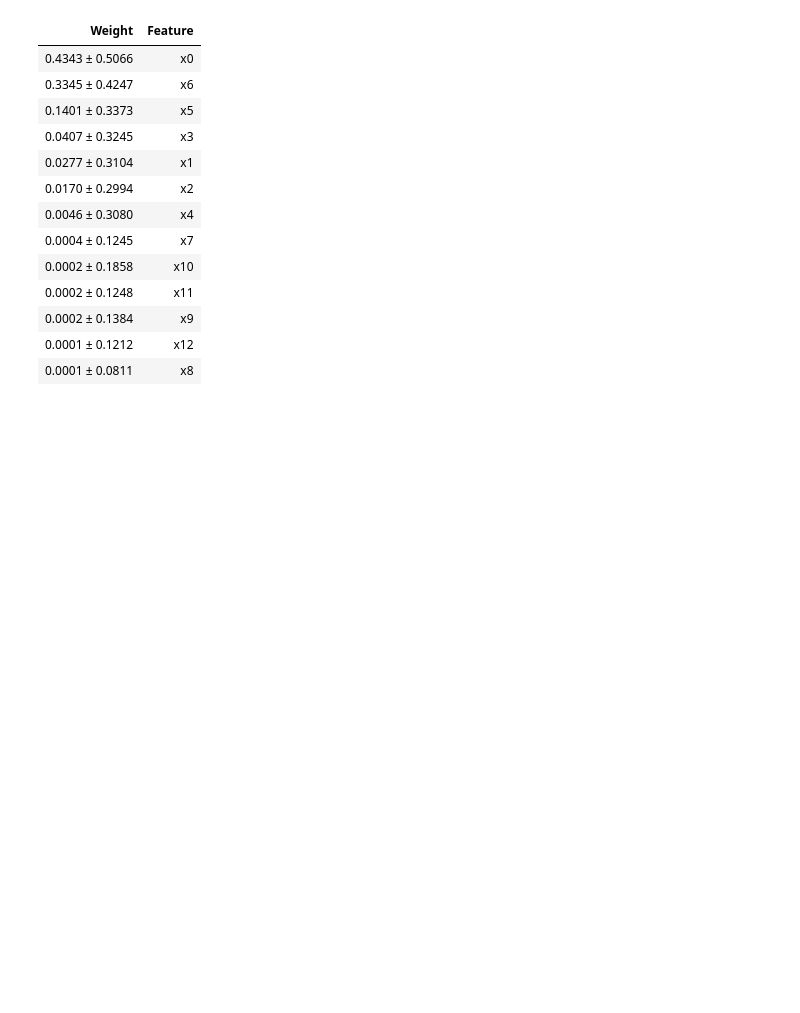
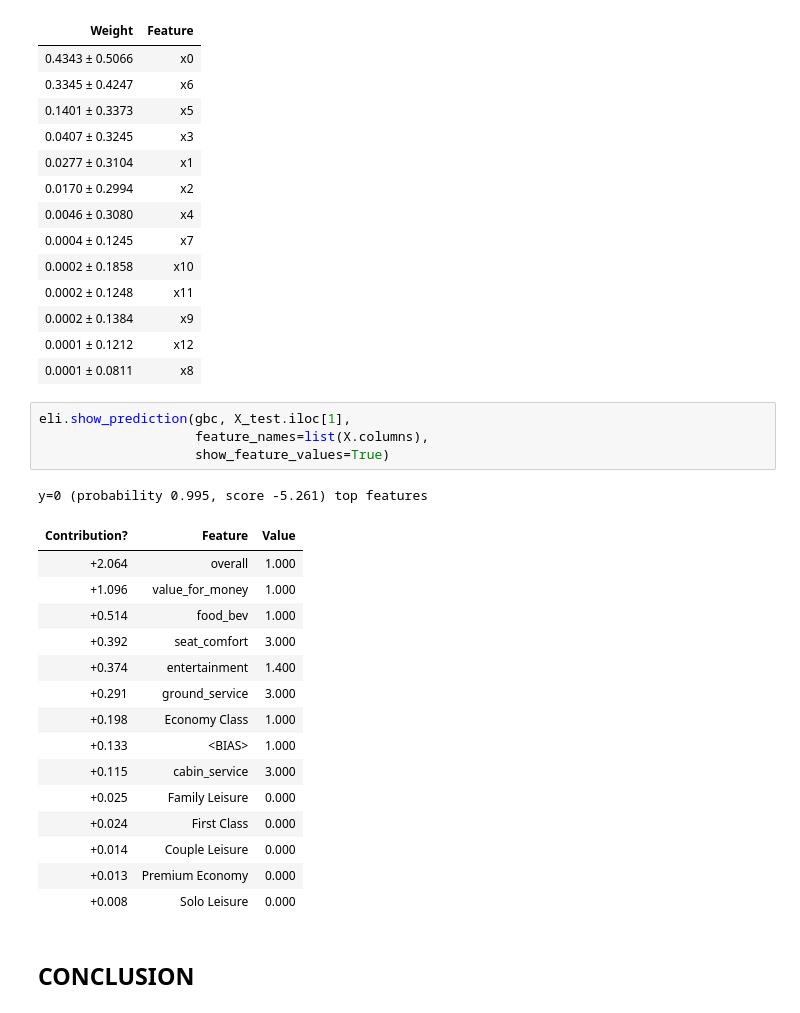
Before and after one commit to Mahima2208/Airline_Passenger_Referal_Prediction_Classification, a Jupyter notebook: AIRLINE_PASSENGER_REFERAL_PREDICTION_CLASSIFICATION.ipynb, the cells around one changed output. Saved outputs shown, nothing was run; the diff lists cells and outputs as text; blank space fills up the shorter version.

```diff
--- a/AIRLINE_PASSENGER_REFERAL_PREDICTION_CLASSIFICATION.ipynb
+++ b/AIRLINE_PASSENGER_REFERAL_PREDICTION_CLASSIFICATION.ipynb
@@ -1520,3 +1540,26 @@ eli.explain_weights(gbc)
 | 0.0002 ± 0.1384 | x9 |
 | 0.0001 ± 0.1212 | x12 |
 | 0.0001 ± 0.0811 | x8 |
+# %%
+eli.show_prediction(gbc, X_test.iloc[1],
+                    feature_names=list(X.columns),
+                    show_feature_values=True)
+# %% [output]
+y=0 (probability 0.995, score -5.261) top features
+| Contribution? | Feature | Value |
+| +2.064 | overall | 1.000 |
+| +1.096 | value_for_money | 1.000 |
+| +0.514 | food_bev | 1.000 |
+| +0.392 | seat_comfort | 3.000 |
+| +0.374 | entertainment | 1.400 |
+| +0.291 | ground_service | 3.000 |
+| +0.198 | Economy Class | 1.000 |
+| +0.133 | <BIAS> | 1.000 |
+| +0.115 | cabin_service | 3.000 |
+| +0.025 | Family Leisure | 0.000 |
+| +0.024 | First Class | 0.000 |
+| +0.014 | Couple Leisure | 0.000 |
+| +0.013 | Premium Economy | 0.000 |
+| +0.008 | Solo Leisure | 0.000 |
+# %% [markdown]
+## **CONCLUSION**
```
Also changed, not shown: parts of 2 cells of this notebook.
